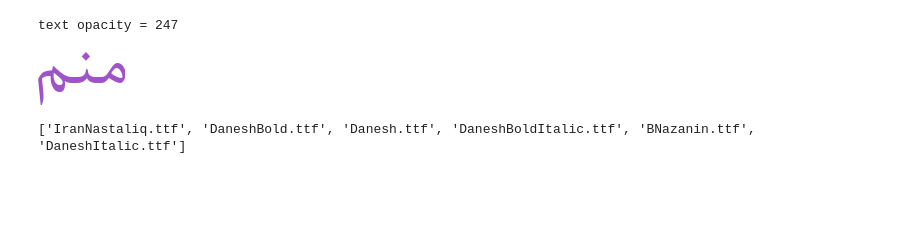
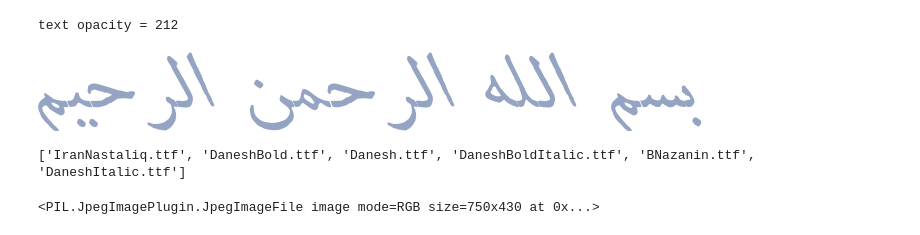
Before and after one commit to mmtalaie/SynScene, a Jupyter notebook: Create Dataset.ipynb, the cells around one changed output. Drawn from its saved outputs; the diff is of its cells as text; code cells hidden in the pictures; blank space fills up the shorter version.

```diff
--- a/Create Dataset.ipynb
+++ b/Create Dataset.ipynb
@@ -119,13 +120,10 @@ from TextGrapher import *
-# %%
-textG = TextGrapher()
-textG.produceTextImage("منم")
-# %% [output]
-text opacity = 247
-[figure, removed]
-# %%
-import os
-
-files = os.listdir('fonts/')
-print(files)
-# %% [output]
-['IranNastaliq.ttf', 'DaneshBold.ttf', 'Danesh.ttf', 'DaneshBoldItalic.ttf', 'BNazanin.ttf', 'DaneshItalic.ttf']
+# %%
+
+textG.produceTextImage("بسم الله الرحمن الرحیم")
+# %% [output]
+text opacity = 212
+[figure, added]
+# %%
+te
+# %% [output]
+['IranNastaliq.ttf', 'DaneshBold.ttf', 'Danesh.ttf', 'DaneshBoldItalic.ttf', 'BNazanin.ttf', 'DaneshItalic.ttf']
@@ -131,0 +132,4 @@ print(files)
+# %%
+imgCropp = ImageCropper()
+# %% [output]
+<PIL.JpegImagePlugin.JpegImageFile image mode=RGB size=750x430 at 0x...>
```
Also changed, not shown: parts of 8 cells of this notebook, 3 other files.
